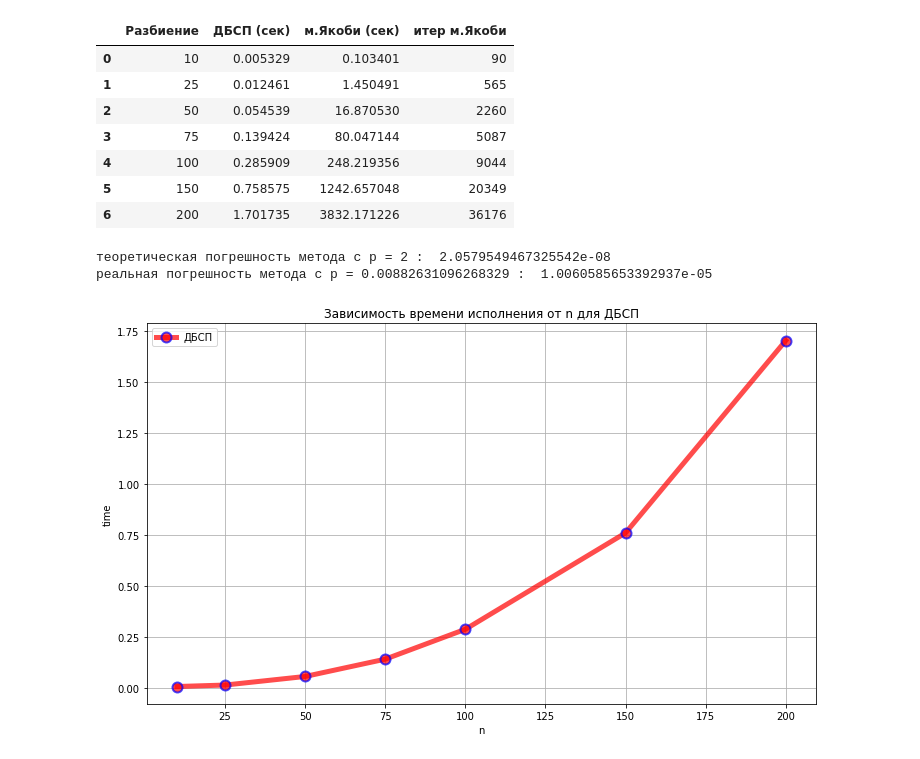
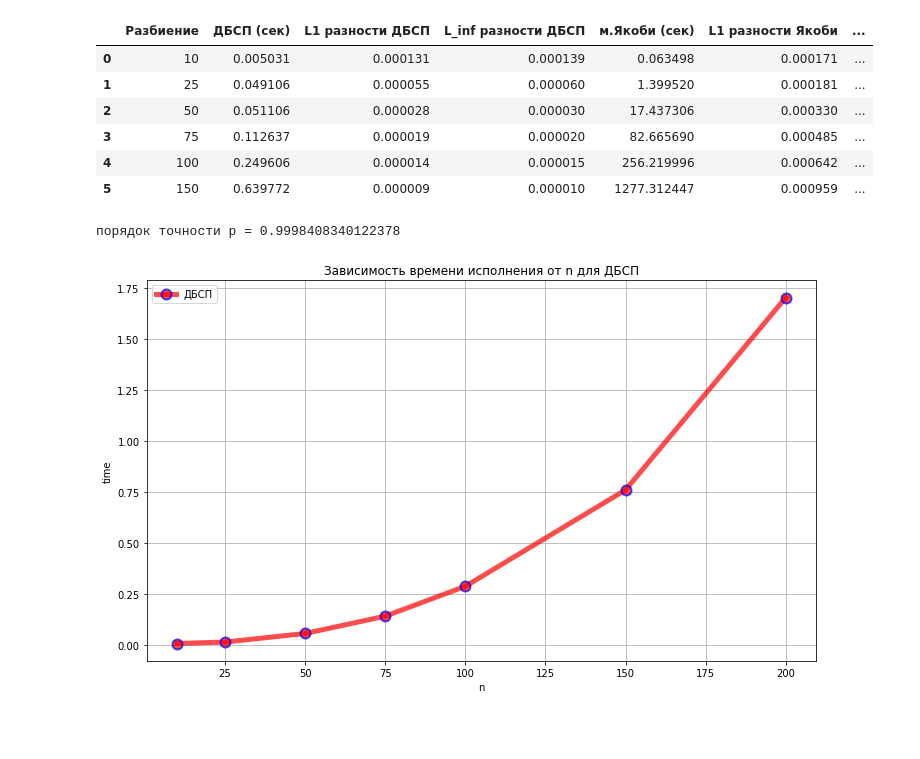
Before and after one commit to purgen219/coursework_comp_math, a Jupyter notebook: coursework_comp_math.ipynb, the cells around one changed output. Cells and saved outputs as stored; diff of their text form; code cells hidden in the pictures; blank space fills up the shorter version.

```diff
--- a/coursework_comp_math.ipynb
+++ b/coursework_comp_math.ipynb
@@ -82,6 +82,13 @@ def Jacobi_method(U_x_y, steps=STEPS, step = STEP, epsilon = EPSILON):
     U_Jacobi_prev = U_Jacobi
   time_end = time.clock()
   return U_Jacobi, (time_end - time_start), iterations
+# %%
+def norm_matrix_1(u):
+  # максимум суммы строк
+  return np.amax(np.sum(np.absolute(u), axis = 0))
+def norm_matrix_inf(u):
+  # максимум суммы столбцов
+  return np.amax(np.sum(np.absolute(u), axis = 1))
 # %%
 # рисунок решения в 3D
 def get_draw(u_x_y, title, grid_step):
@@ -152,18 +163,32 @@ No handles with labels found to put in legend.
 # %%
-# сравнение времени работы
 array_sine_time = []
 array_jacobi_time = []
+
 array_jacobi_iterations = []
+
 array_u_sine = []
 array_U_jacobi = []
-array_n = [10, 25, 50, 75, 100, 150, 200]
+
+norm_diff_sine_1 = []
+norm_diff_sine_inf = []
+
+norm_diff_jacobi_1 = []
+norm_diff_jacobi_inf = []
+
+array_n = [10, 25, 50, 75, 100, 150]
 
 for steps in array_n:
   step = 1/steps
+  U_x_y = get_analytical_Uxy(steps, step)
   U_sine, sine_time = get_double_fast_sine_conversion_Uxy(steps, step)
   array_u_sine.append(U_sine)
   array_sine_time.append(sine_time)
-  U_jacobi, jacobi_time, iterations = Jacobi_method(U_sine, steps, step) # EPSILON = 1/10000 , сравниваем с Фурье
+  norm_diff_sine_1.append(norm_matrix_1(U_x_y-U_sine))
+  norm_diff_sine_inf.append(norm_matrix_inf(U_x_y-U_sine))
+
+  U_jacobi, jacobi_time, iterations = Jacobi_method(U_sine, steps, step) # EPSILON = 1/100000
   array_U_jacobi.append(U_jacobi)
   array_jacobi_time.append(jacobi_time)
   array_jacobi_iterations.append(iterations)
+  norm_diff_jacobi_1.append(norm_matrix_1(U_x_y-U_jacobi))
+  norm_diff_jacobi_inf.append(norm_matrix_inf(U_x_y-U_jacobi))
@@ -170,15 +213,18 @@ for steps in array_n:
 # %%
 import pandas as pd
 pd.DataFrame({"Разбиение": array_n,
               "ДБСП (сек)": array_sine_time,
+              "L1 разности ДБСП": norm_diff_sine_1,
+              "L_inf разности ДБСП": norm_diff_sine_inf,
               "м.Якоби (сек)": array_jacobi_time,
+              "L1 разности Якоби": norm_diff_jacobi_1,
+              "L_inf разности Якоби": norm_diff_jacobi_inf,
               "итер м.Якоби": array_jacobi_iterations})
 # %% [output]
-|  | Разбиение | ДБСП (сек) | м.Якоби (сек) | итер м.Якоби |
-| 0 | 10 | 0.005329 | 0.103401 | 90 |
-| 1 | 25 | 0.012461 | 1.450491 | 565 |
-| 2 | 50 | 0.054539 | 16.870530 | 2260 |
-| 3 | 75 | 0.139424 | 80.047144 | 5087 |
-| 4 | 100 | 0.285909 | 248.219356 | 9044 |
-| 5 | 150 | 0.758575 | 1242.657048 | 20349 |
-| 6 | 200 | 1.701735 | 3832.171226 | 36176 |
+|  | Разбиение | ДБСП (сек) | L1 разности ДБСП | L_inf разности ДБСП | м.Якоби (сек) | L1 разности Якоби | ... |
+| 0 | 10 | 0.005031 | 0.000131 | 0.000139 | 0.063498 | 0.000171 | ... |
+| 1 | 25 | 0.049106 | 0.000055 | 0.000060 | 1.399520 | 0.000181 | ... |
+| 2 | 50 | 0.051106 | 0.000028 | 0.000030 | 17.437306 | 0.000330 | ... |
+| 3 | 75 | 0.112637 | 0.000019 | 0.000020 | 82.665690 | 0.000485 | ... |
+| 4 | 100 | 0.249606 | 0.000014 | 0.000015 | 256.219996 | 0.000642 | ... |
+| 5 | 150 | 0.639772 | 0.000009 | 0.000010 | 1277.312447 | 0.000959 | ... |
@@ -189,20 +231,16 @@ def norm_func(u):
 # %%
 # посчитаем по правилу Рунге оценку погрешности и фактическую скорость сходимости (2 или меньше). возьмем при n = 50 и n = 100
 
-u_sin_50 = array_u_sine[4]
-u_sin_100 = array_u_sine[-1]
+u_sin_50 = array_u_sine[2]
+u_sin_100 = array_u_sine[4]
 
-U_jacobi_50 = array_U_jacobi[4]
-U_jacobi_100 = array_U_jacobi[-1]
+U_jacobi_50 = array_U_jacobi[2]
+U_jacobi_100 = array_U_jacobi[4]
 
-p = np.log2((np.absolute(norm_func(U_jacobi_50) - norm_func(U_jacobi_100))/np.absolute(norm_func(u_sin_100) - norm_func(U_jacobi_50)))+1)
-delta_method_theory = (np.absolute(norm_func(U_jacobi_50) - norm_func(U_jacobi_100)))/3
-delta_method_real = (np.absolute(norm_func(U_jacobi_50) - norm_func(U_jacobi_100)))/(2**p - 1)
-print(f"теоретическая погрешность метода с p = {2} : ", delta_method_theory)
-print(f"реальная погрешность метода с p = {p} : ", delta_method_real)
+p = np.log2((np.absolute(norm_matrix_1(U_jacobi_50) - norm_matrix_1(U_jacobi_100))/np.absolute(norm_matrix_1(u_sin_100) - norm_matrix_1(U_jacobi_50)))+1)
+print(f"порядок точности p = {p}")
 # %% [output]
-теоретическая погрешность метода с p = 2 :  2.0579549467325542e-08
-реальная погрешность метода с p = 0.00882631096268329 :  1.0060585653392937e-05
+порядок точности p = 0.9998408340122378
 # %%
 plt.figure(figsize=(12, 7))
 plt.plot(array_n, array_sine_time, 'o-r', alpha=0.7, label="ДБСП", lw=5, mec='b', mew=2, ms=10)
```
Also changed, not shown: parts of 9 cells of this notebook.
